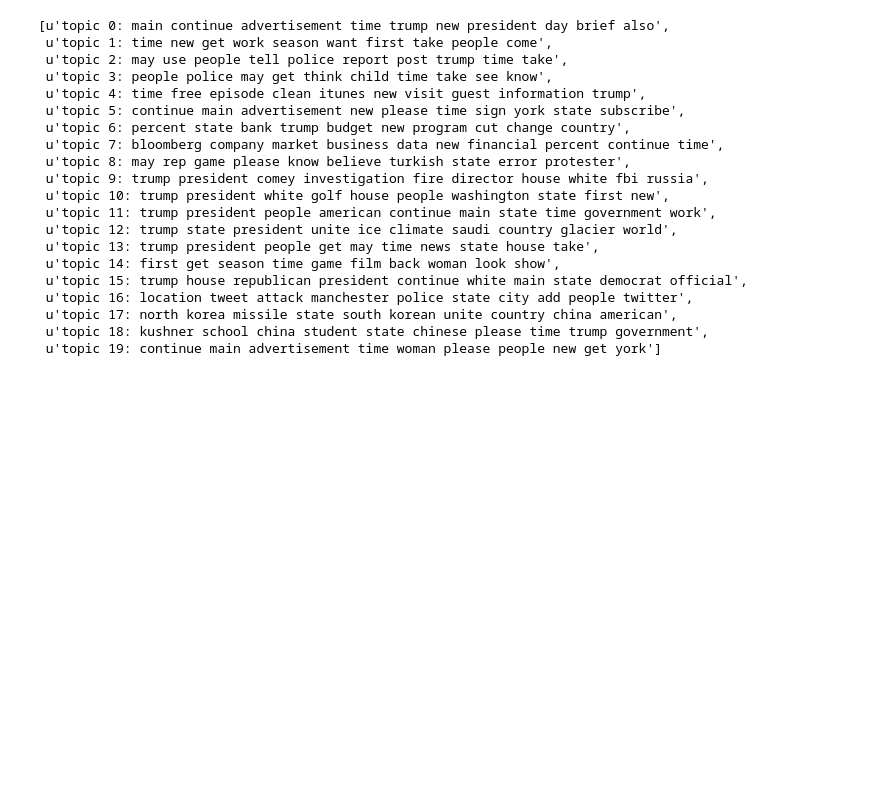
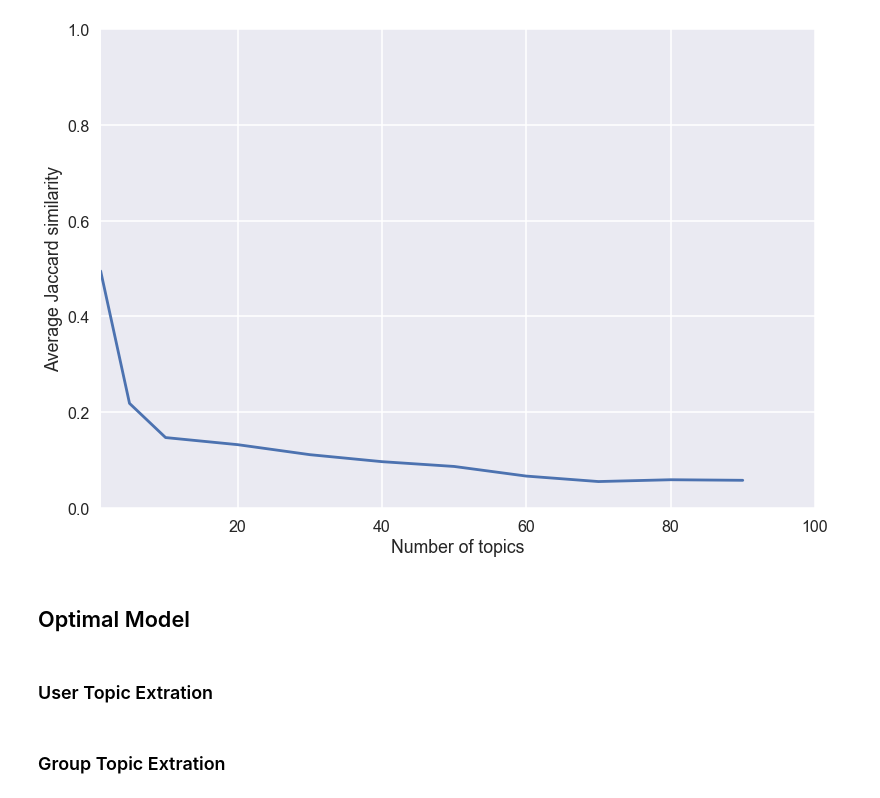
Before and after one commit to huangy22/NewsRecommender, a Jupyter notebook: 3_topics_extraction_with_lda.ipynb, the cells around one changed output. Cells and saved outputs as stored; diff of their text form; code cells hidden in the pictures; blank space fills up the shorter version.

```diff
--- a/3_topics_extraction_with_lda.ipynb
+++ b/3_topics_extraction_with_lda.ipynb
@@ -174,0 +250,7 @@ with sns.axes_style("darkgrid"):
+# %%
+ldamodels_eval = {}
+for i in topicnums:
+    lda_model = models.ldamodel.LdaModel.load('./data/ldamodels_bow_'+str(i)+'.lda')
+    ldamodels_eval[i] = intra_inter_bow(lda_model, dictionary, test_texts)
+
+pickle.dump(ldamodels_eval,open('./data/pub_ldamodels_bow_eval.pkl','wb'))
@@ -175,2 +277,44 @@ with sns.axes_style("darkgrid"):
+# %%
+topicnums = [1,5,10,15,20,30,40,50,60,70,80,90,100]
+
+lda_topics = {}
+for i in topicnums:
+    lda_model = models.ldamodel.LdaModel.load('./data/ldamodels_bow_'+str(i)+'.lda')
+    lda_topics_string = lda_model.show_topics(i)
+    lda_topics[i] = ["".join([c if c.isalpha() else " " for c in topic[1]]).split() for topic in lda_topics_string]
+
+pickle.dump(lda_topics,open('./data/pub_lda_bow_topics.pkl','wb'))
+# %%
+lda_stability = {}
+for i in range(0,len(topicnums)-1):
+    jacc_sims = []
+    for t1,topic1 in enumerate(lda_topics[topicnums[i]]):
+        sims = []
+        for t2,topic2 in enumerate(lda_topics[topicnums[i+1]]):
+            sims.append(jaccard_similarity(topic1,topic2))
+        jacc_sims.append(sims)
+    lda_stability[topicnums[i]] = jacc_sims
+
+pickle.dump(lda_stability,open('./data/pub_lda_bow_stability.pkl','wb'))
+# %%
+topicnums = [1,5,10,20,30,40,50,60,70,80,90,100]
+
+lda_stability = pickle.load(open('./data/pub_lda_bow_stability.pkl','rb'))
+mean_stability = [np.array(lda_stability[i]).mean() for i in topicnums[:-1]]
+
+with sns.axes_style("darkgrid"):
+    x = topicnums[:-1]
+    y = mean_stability
+    plt.plot(x,y,label='Mean overlap')
+    plt.xlim([1, 100])
+    plt.ylim([0, 1])
+    plt.xlabel('Number of topics')
+    plt.ylabel('Average Jaccard similarity')
+    #plt.legend()
+    plt.show()
+# %% [output]
+[figure, added]
+# %% [markdown]
+## Optimal Model
 # %%
 num_topics = 20
@@ -180,25 +324,5 @@ lda_topics = lda_model.show_topics(num_topics)
 lda_topics_words = ["".join([c if c.isalpha() else " " for c in topic[1]]).split() for topic in lda_topics]
 lda_topics_disp = [("topic "+str(i)+": ")+" ".join(topic) for i,topic in enumerate(lda_topics_words)]
 lda_topics_disp
+pickle.dump(lda_topics_disp,open('./data/pub_lda_bow_topics.pkl','wb'))
-# %% [output]
-[u'topic 0: main continue advertisement time trump new president day brief also',
- u'topic 1: time new get work season want first take people come',
- u'topic 2: may use people tell police report post trump time take',
- u'topic 3: people police may get think child time take see know',
- u'topic 4: time free episode clean itunes new visit guest information trump',
- u'topic 5: continue main advertisement new please time sign york state subscribe',
- u'topic 6: percent state bank trump budget new program cut change country',
- u'topic 7: bloomberg company market business data new financial percent continue time',
- u'topic 8: may rep game please know believe turkish state error protester',
- u'topic 9: trump president comey investigation fire director house white fbi russia',
- u'topic 10: trump president white golf house people washington state first new',
- u'topic 11: trump president people american continue main state time government work',
- u'topic 12: trump state president unite ice climate saudi country glacier world',
- u'topic 13: trump president people get may time news state house take',
- u'topic 14: first get season time game film back woman look show',
- u'topic 15: trump house republican president continue white main state democrat official',
- u'topic 16: location tweet attack manchester police state city add people twitter',
- u'topic 17: north korea missile state south korean unite country china american',
- u'topic 18: kushner school china student state chinese please time trump government',
- u'topic 19: continue main advertisement time woman please people new get york']
 # %%
@@ -211,2 +346,4 @@ for article in db.articles.find():
     for probs in doc_prob:
         db.articles.update_one({"_id": article["_id"]}, {"$set": {"topic "+str(probs[0]): probs[1]}})
+# %% [markdown]
+### User Topic Extration
@@ -212,0 +370,2 @@ for article in db.articles.find():
+# %% [markdown]
+### Group Topic Extration
```
Also changed, not shown: parts of 23 cells of this notebook, 3 other files.
